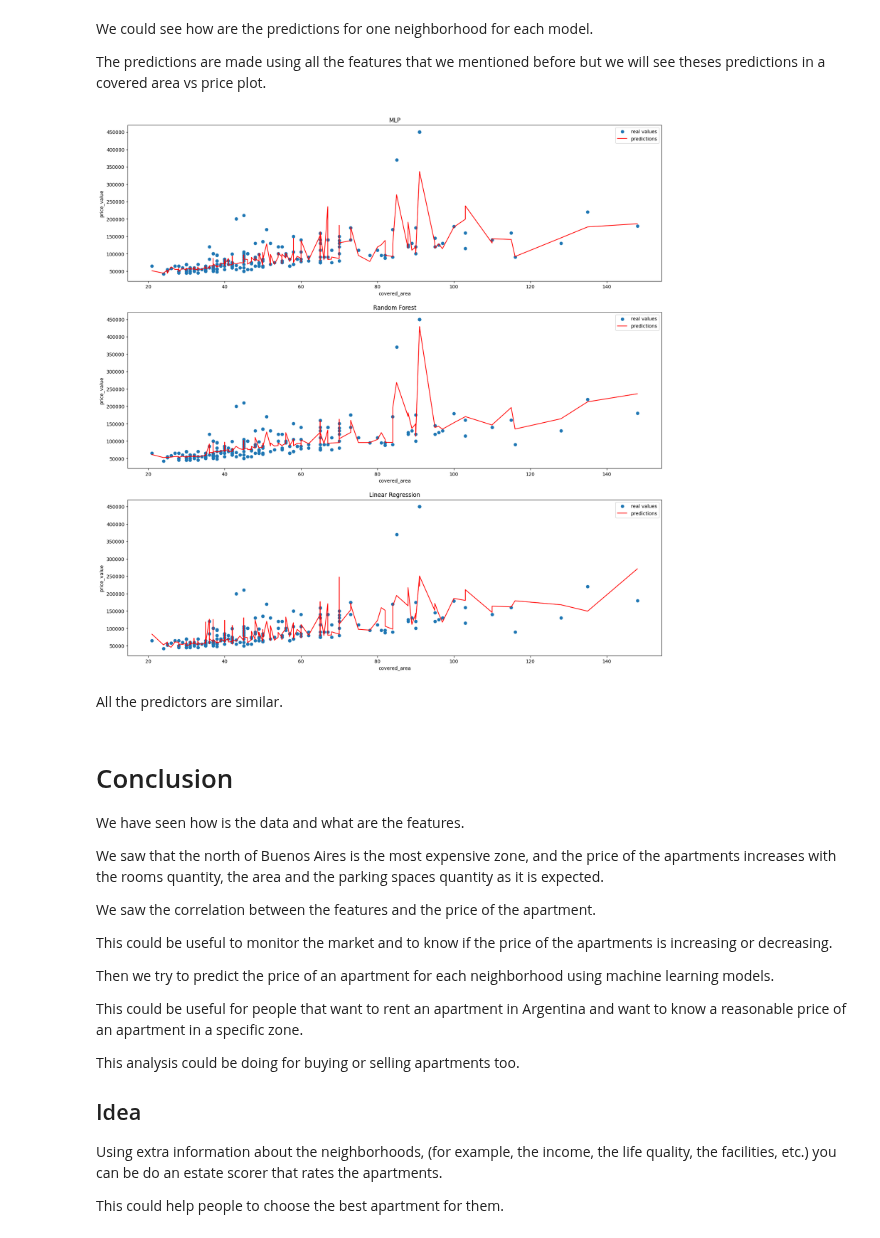
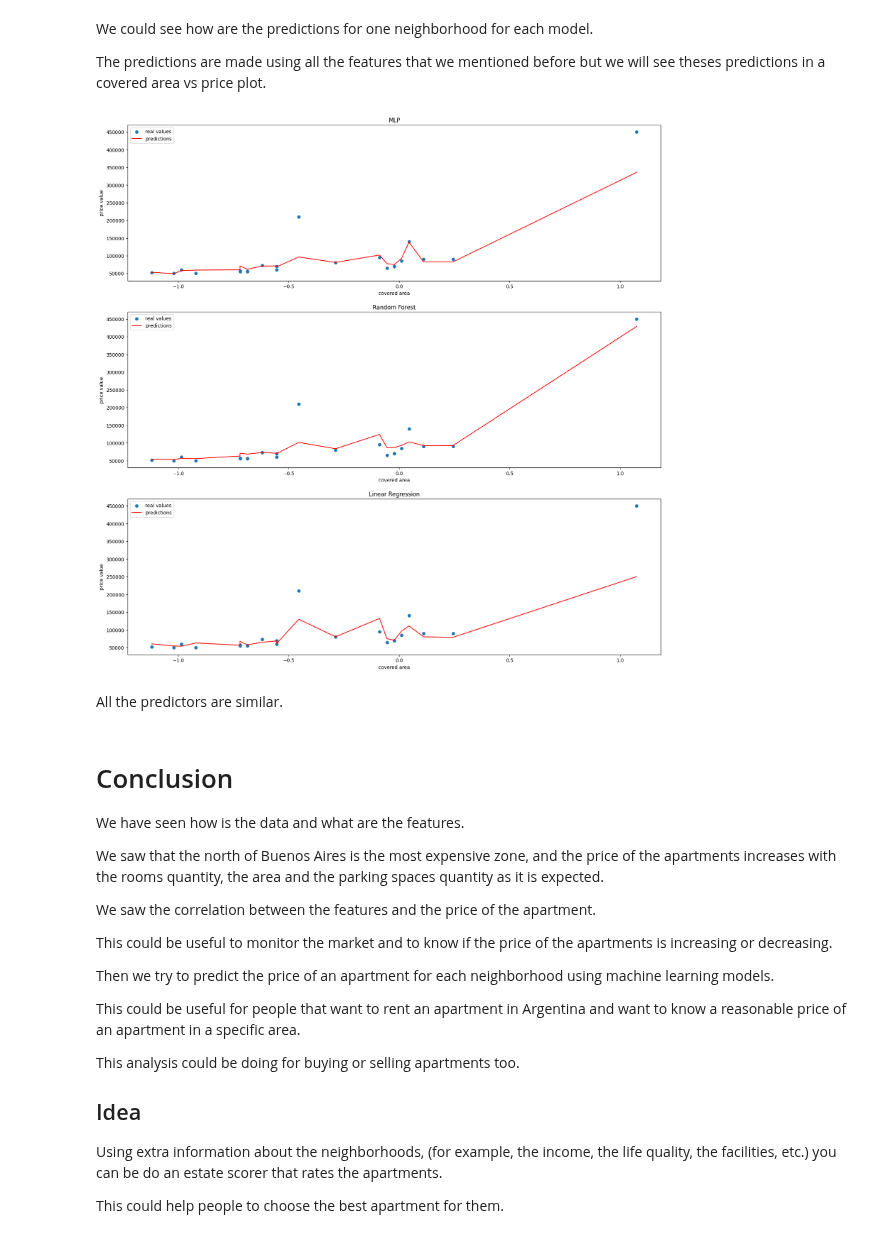
Before and after one commit to Sotrosca/zona-prop-scraper, a Jupyter notebook: analysis/exploratory-analysis.ipynb, the cells around one changed output. Cells and saved outputs as stored; diff of their text form; code cells hidden in the pictures.

```diff
--- a/analysis/exploratory-analysis.ipynb
+++ b/analysis/exploratory-analysis.ipynb
@@ -497,6 +497,7 @@ scaler.fit(df_train[columns_to_train].values)
 
 y_scaler.fit(df_train.price_value.values.reshape(-1, 1))
 
+data_test_by_neighborhood = {}
 
 
 for neighborhood in neigborhoods_to_analize:
@@ -534,6 +535,11 @@ for neighborhood in neigborhoods_to_analize:
     mlp_dict = model_and_metrics(mlp, X_test, y_test)
 
     models[neighborhood]['MLP'] = mlp_dict
+
+    data_test_by_neighborhood[neighborhood] = {
+        'X_test': X_test,
+        'y_test': y_test
+    }
 # %%
 df_metrics = pd.DataFrame(columns=['neighborhood', 'model', 'RMSE', 'MAE'])
 
@@ -604,50 +610,55 @@ The predictions are made using all the features that we mentioned before but we
 # %%
 
 neighborhood = 'Caballito'
 
-belgrano_test = df_train[df_train.neighborhood == neighborhood]
+X_test, y_test = data_test_by_neighborhood[neighborhood]['X_test'], data_test_by_neighborhood[neighborhood]['y_test']
 
-belgrano_test.loc[:, 'mlp_predictions'] = models[neighborhood]['MLP']['model'].predict(scaler.transform(belgrano_test[columns_to_train].values))
+# sort by first column of X_test both X_test and y_test
+X_test, y_test = zip(*sorted(zip(X_test, y_test), key=lambda x: x[0][0]))
 
-belgrano_test.loc[:, 'mlp_predictions'] = y_scaler.inverse_transform(belgrano_test.mlp_predictions.values.reshape(-1, 1)).ravel()
+X_test, y_test = np.array(X_test), np.array(y_test)
 
-belgrano_test.loc[:, 'rf_predictions'] = models[neighborhood]['Random Forest']['model'].predict(scaler.transform(belgrano_test[columns_to_train].values))
+mlp_predictions = models[neighborhood]['MLP']['model'].predict(X_test)
 
-belgrano_test.loc[:, 'rf_predictions'] = y_scaler.inverse_transform(belgrano_test.rf_predictions.values.reshape(-1, 1)).ravel()
+mlp_predictions = y_scaler.inverse_transform(mlp_predictions.reshape(-1, 1)).ravel()
 
-belgrano_test.loc[:, 'lr_predictions'] = models[neighborhood]['Linear Regression']['model'].predict(scaler.transform(belgrano_test[columns_to_train].values))
+rf_predictions = models[neighborhood]['Random Forest']['model'].predict(X_test)
 
-belgrano_test.loc[:, 'lr_predictions'] = y_scaler.inverse_transform(belgrano_test.lr_predictions.values.reshape(-1, 1)).ravel()
+rf_predictions = y_scaler.inverse_transform(rf_predictions.reshape(-1, 1)).ravel()
+
+lr_predictions = models[neighborhood]['Linear Regression']['model'].predict(X_test)
+
+lr_predictions = y_scaler.inverse_transform(lr_predictions.reshape(-1, 1)).ravel()
+
+y_test = y_scaler.inverse_transform(y_test.reshape(-1, 1)).ravel()
 
 
 fig, ax = plt.subplots(figsize=(20, 20), nrows=3)
 
-def plot_in_axis(ax, df, x, y, predictions, title):
+def plot_in_axis(ax, x, y, predictions, title):
 
-    ax.scatter(df[x], df[y], label='real values')
+    ax.scatter(x[:, 0], y, label='real values')
 
-    ax.plot(df[x], df[predictions], label='predictions', color = 'red')
+    ax.plot(x[:, 0], predictions, label='predictions', color = 'red')
 
     ax.set_title(title)
 
-    ax.set_xlabel(x)
+    ax.set_xlabel('covered area')
 
-    ax.set_ylabel(y)
+    ax.set_ylabel('price value')
 
     ax.legend()
 
 
-belgrano_test = belgrano_test.sort_values('covered_area')
+plot_in_axis(ax[0], X_test, y_test, mlp_predictions, 'MLP')
 
-plot_in_axis(ax[0], belgrano_test, 'covered_area', 'price_value', 'mlp_predictions', 'MLP')
+plot_in_axis(ax[1], X_test, y_test, rf_predictions, 'Random Forest')
 
-plot_in_axis(ax[1], belgrano_test, 'covered_area', 'price_value', 'rf_predictions', 'Random Forest')
-
-plot_in_axis(ax[2], belgrano_test, 'covered_area', 'price_value', 'lr_predictions', 'Linear Regression')
+plot_in_axis(ax[2], X_test, y_test, lr_predictions, 'Linear Regression')
 
 plt.show()
 # %% [output]
-[figure, old version]
+[figure, new version]
 # %% [markdown]
 All the predictors are similar.
 # %% [markdown]
@@ -663,7 +674,7 @@ This could be useful to monitor the market and to know if the price of the apart
 
 Then we try to predict the price of an apartment for each neighborhood using machine learning models.
 
-This could be useful for people that want to rent an apartment in Argentina and want to know a reasonable price of an apartment in a specific zone.
+This could be useful for people that want to rent an apartment in Argentina and want to know a reasonable price of an apartment in a specific area.
 
 This analysis could be doing for buying or selling apartments too.
 
```
Also changed, not shown: parts of 1 cell of this notebook.
